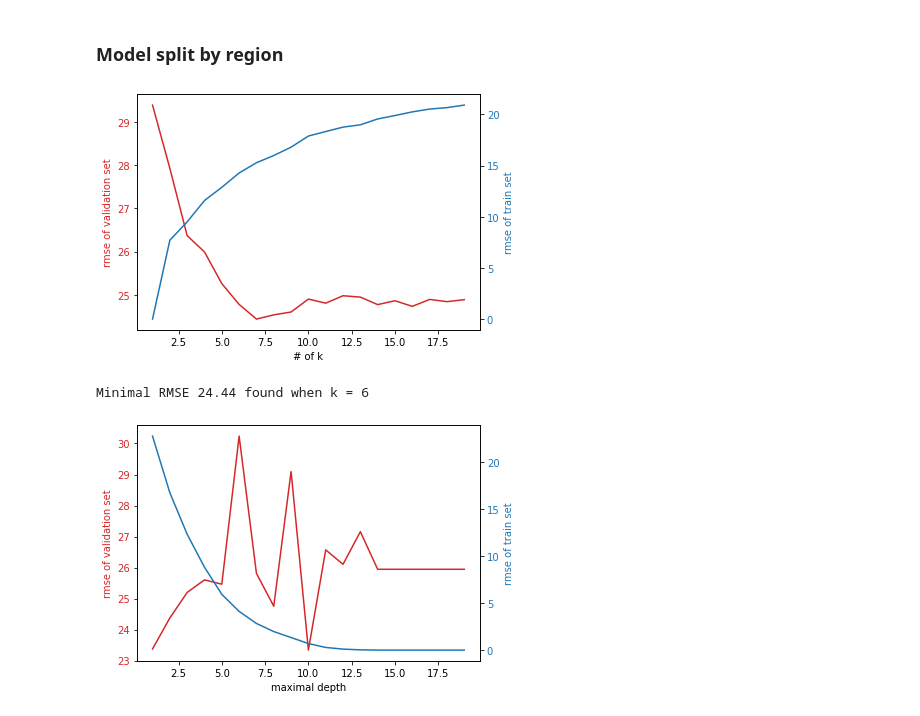
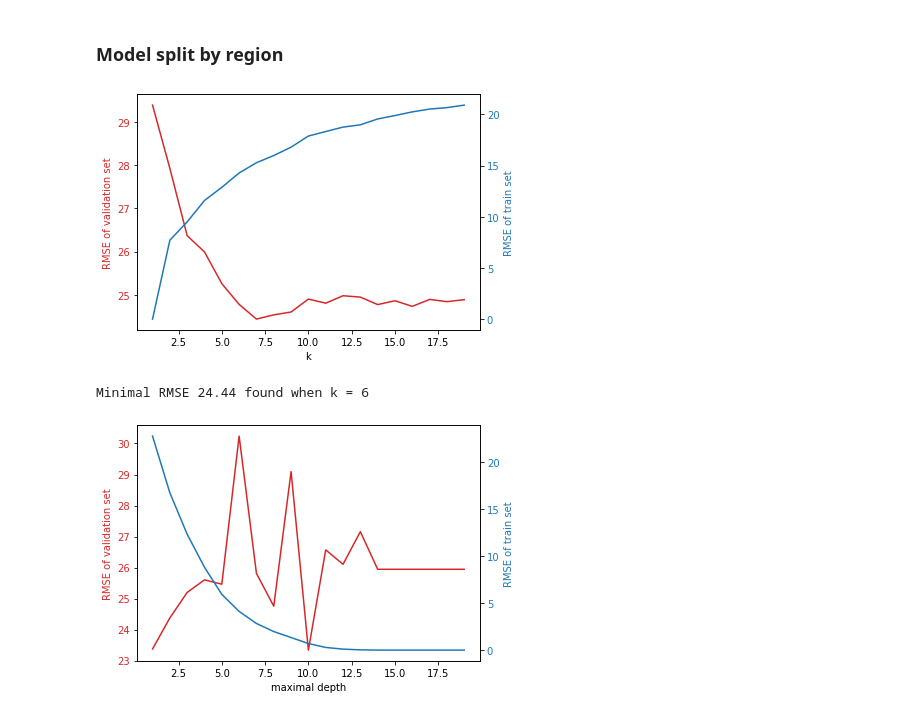
Before and after one commit to JumjieYang/COVID19-ML, a Jupyter notebook: predict.ipynb, the cells around one changed output. Cells and saved outputs as stored; diff of their text form; code cells hidden in the pictures.

```diff
--- a/predict.ipynb
+++ b/predict.ipynb
@@ -81,35 +81,35 @@ X = df.iloc[:,2:-1]
 y = df.iloc[:,-1]
 group = df.region_name.astype("category").cat.codes
 group_kfold = GroupKFold(6)
 
 rmse = np.empty(19)
 rmse_train = np.empty(19)
 for k in range(1,20):
     res = cross_validate(KNN(k), X, y, scoring='neg_root_mean_squared_error', groups=group, cv=group_kfold,return_train_score=True)
     rmse[k-1] = res['test_score'].mean() *(-1)
     rmse_train[k-1] = res['train_score'].mean() *(-1)
 fig, ax1 = plt.subplots()
 color = 'tab:red'
-ax1.set_xlabel('# of k')
+ax1.set_xlabel('k')
 ax1.set_ylabel('RMSE of validation set', color=color)
 ax1.plot(range(1,20),rmse, color=color)
 ax1.tick_params(axis='y', labelcolor=color)
 
 ax2 = ax1.twinx()
 
 color = 'tab:blue'
 ax2.set_ylabel('RMSE of train set', color=color)
 ax2.plot(range(1,20),rmse_train, color=color)
 ax2.tick_params(axis='y', labelcolor=color)
 
 fig.tight_layout()
 plt.show()
 print("Minimal RMSE %.2f" % min(rmse), end=" found when k = ")
 for i, value in enumerate(rmse):
     if value == min(rmse):
         print (i)
 # %% [output]
-[figure, old version]
+[figure, new version]
 Minimal RMSE 24.44 found when k = 6
 # %%
 X = df.iloc[:,2:-1]
```
Also changed, not shown: parts of 2 cells of this notebook.
